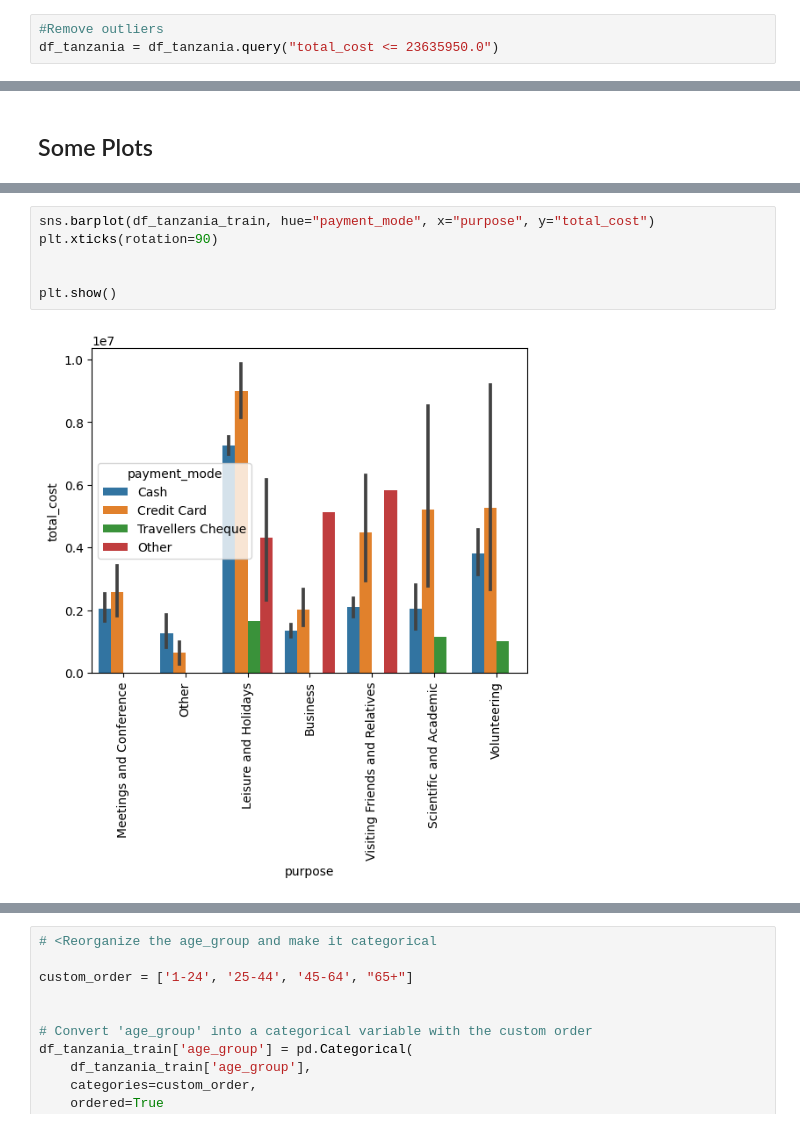
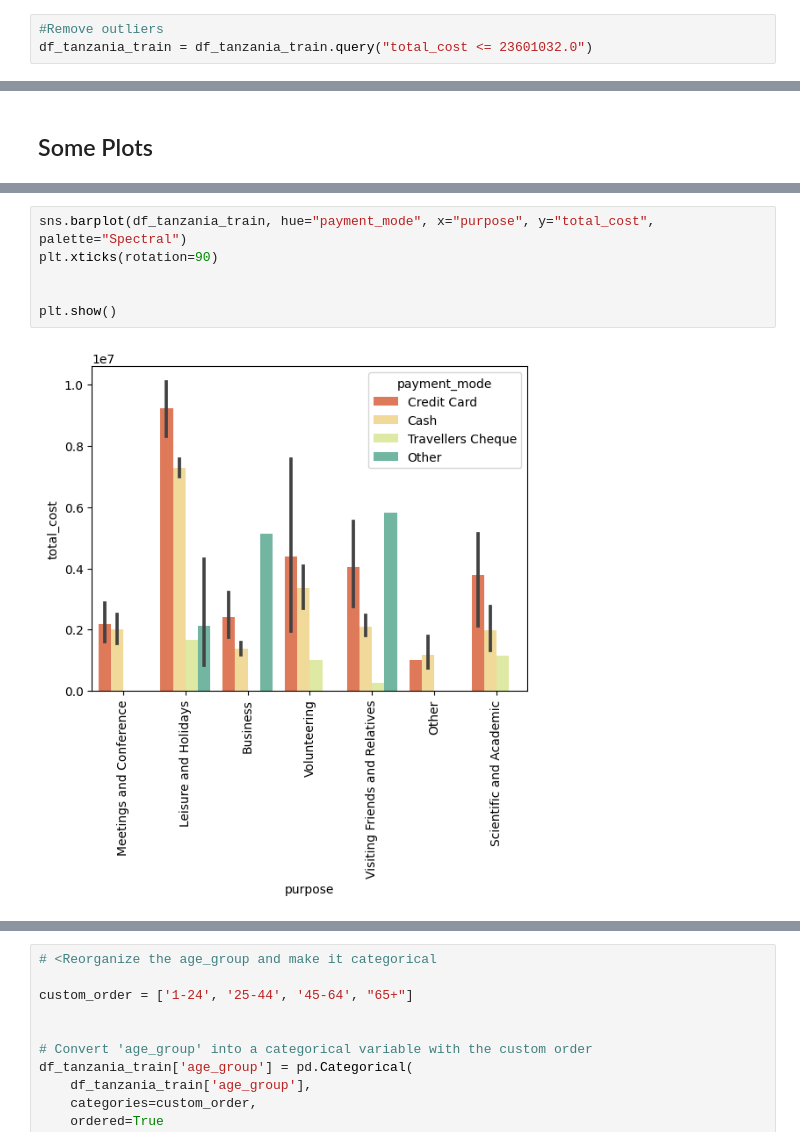
Before and after one commit to marinamoya/tanzania-turism-ml-project, a Jupyter notebook: Train_features_EDA _Baseline.ipynb, the cells around one changed output, grey strips where cells are left out. Saved outputs shown, nothing was run; the diff lists cells and outputs as text.

```diff
--- a/Train_features_EDA _Baseline.ipynb
+++ b/Train_features_EDA _Baseline.ipynb
@@ -84,3 +117,3 @@ Upper Whisker total cost 23635950.0
 # %%
 #Remove outliers
-df_tanzania = df_tanzania.query("total_cost <= 23635950.0")
+df_tanzania_train = df_tanzania_train.query("total_cost <= 23601032.0")
@@ -233,8 +318,8 @@ plt.show()
 # %%
-sns.barplot(df_tanzania_train, hue="payment_mode", x="purpose", y="total_cost")
+sns.barplot(df_tanzania_train, hue="payment_mode", x="purpose", y="total_cost", palette="Spectral")
 plt.xticks(rotation=90)
 
 
 plt.show()
 # %% [output]
-[figure, old version]
+[figure, new version]
```
Also changed, not shown: parts of 46 cells of this notebook, 25 other files.
